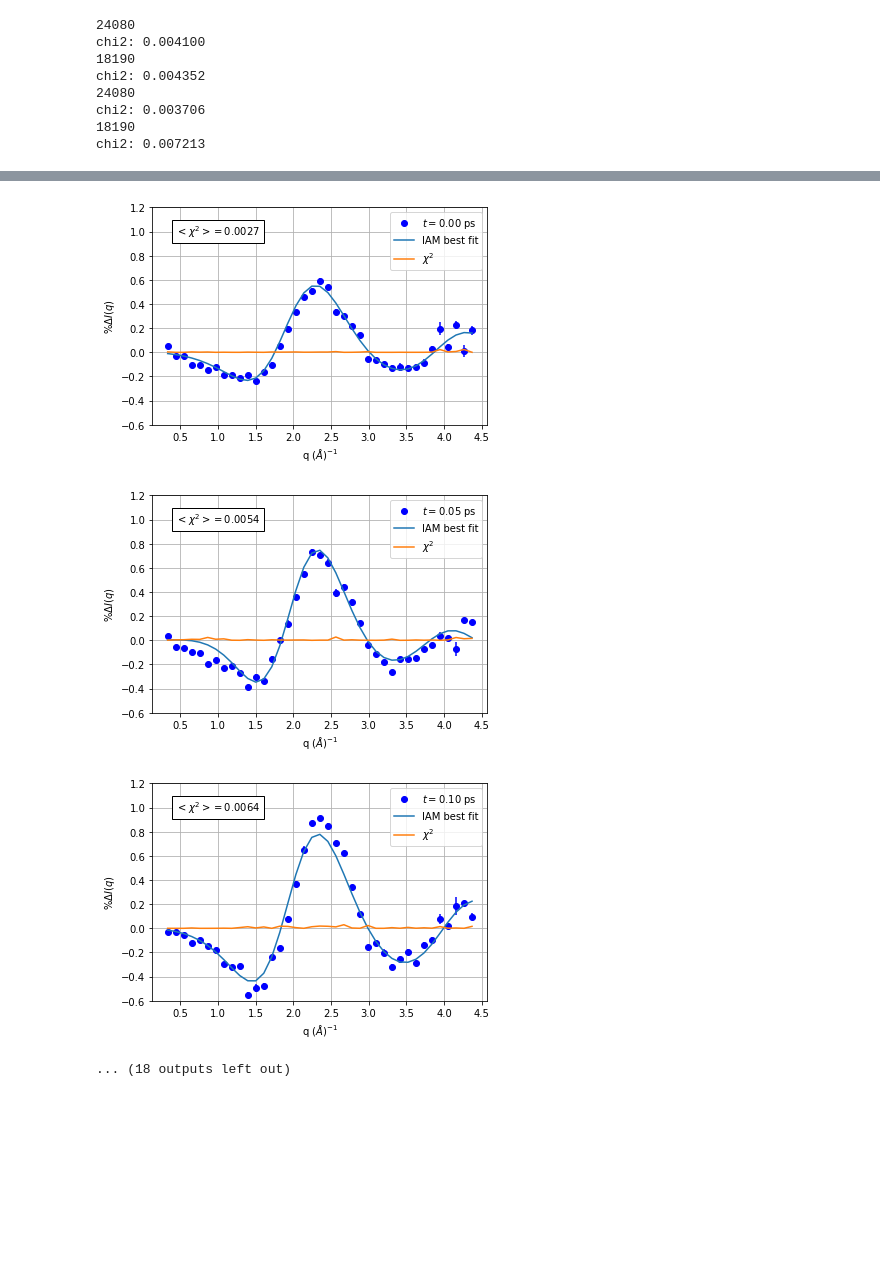
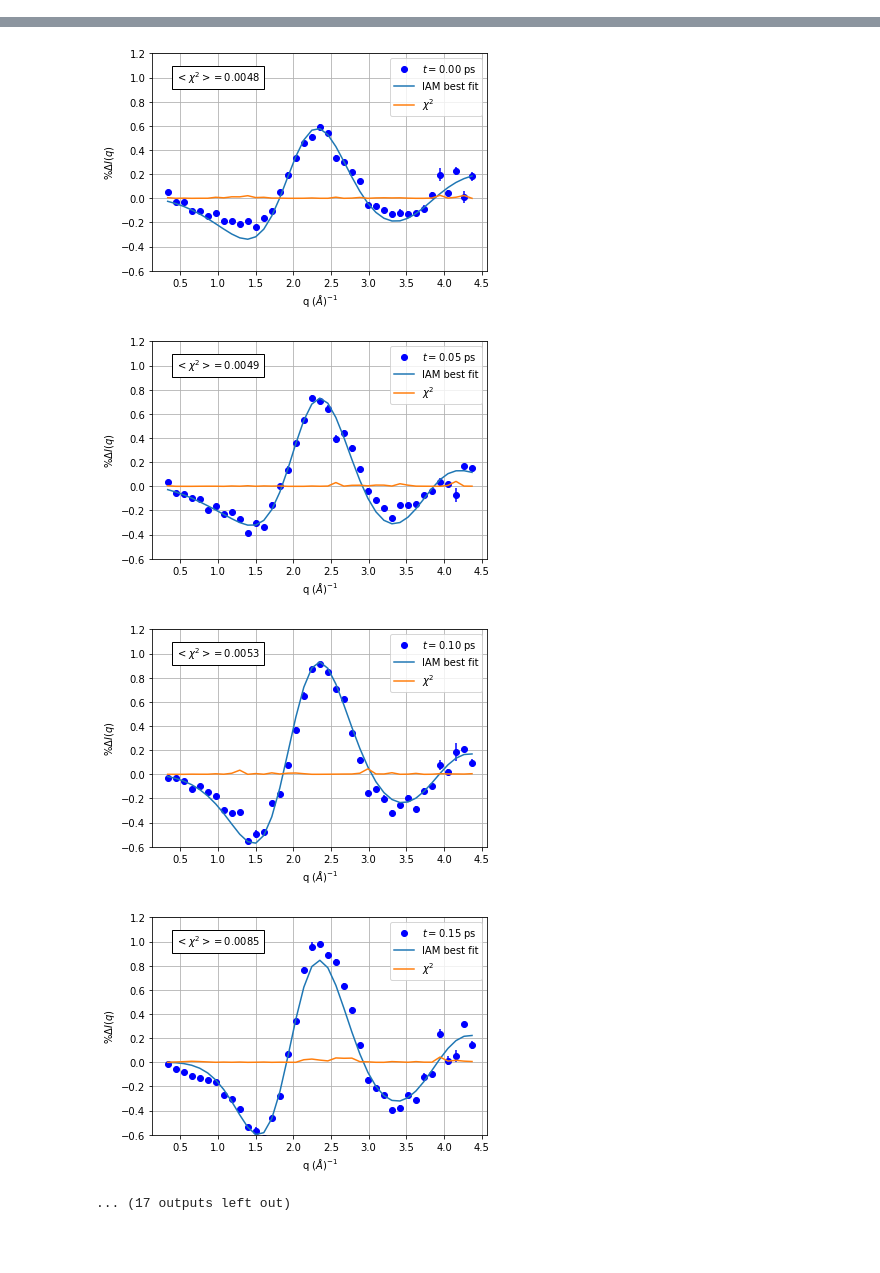
Before and after one commit to tnorthey/molecule, a Jupyter notebook: notebooks/fit_plots.ipynb, the cells around one changed output, grey strips where cells are left out. Cells and saved outputs as stored; diff of their text form; code cells hidden in the pictures; blank space fills up the shorter version.

```diff
--- a/notebooks/fit_plots.ipynb
+++ b/notebooks/fit_plots.ipynb
@@ -4,9 +4,9 @@ import scipy.io
 import matplotlib.pyplot as plt
 
 #for k in range(17, 48):
-N = 50007
+N = 10000
 #subtitle = 'mode%i' % k
-subtitle = 'modes0-6-13-18-20-28'
+subtitle = 'modes0-6-13-14-15-18-20'
 
 chi2_file = np.load('../data/chi2_%i_%s.npz' % (N, subtitle))
 chi2_array = chi2_file['chi2']
@@ -110,8 +109,0 @@ chi2: 0.006187
-24080
-chi2: 0.004100
-18190
-chi2: 0.004352
-24080
-chi2: 0.003706
-18190
-chi2: 0.007213
@@ -125,6 +117,7 @@ chi2: 0.007213
-[figure, old version]
+[figure, new version]
-[figure, old version]
+[figure, new version]
-[figure, old version]
+[figure, new version]
-... (18 outputs left out)
+[figure, added]
+... (17 outputs left out)
 # %% [markdown]
 ###
```
Also changed, not shown: parts of 1 cell of this notebook, 9 other files.
